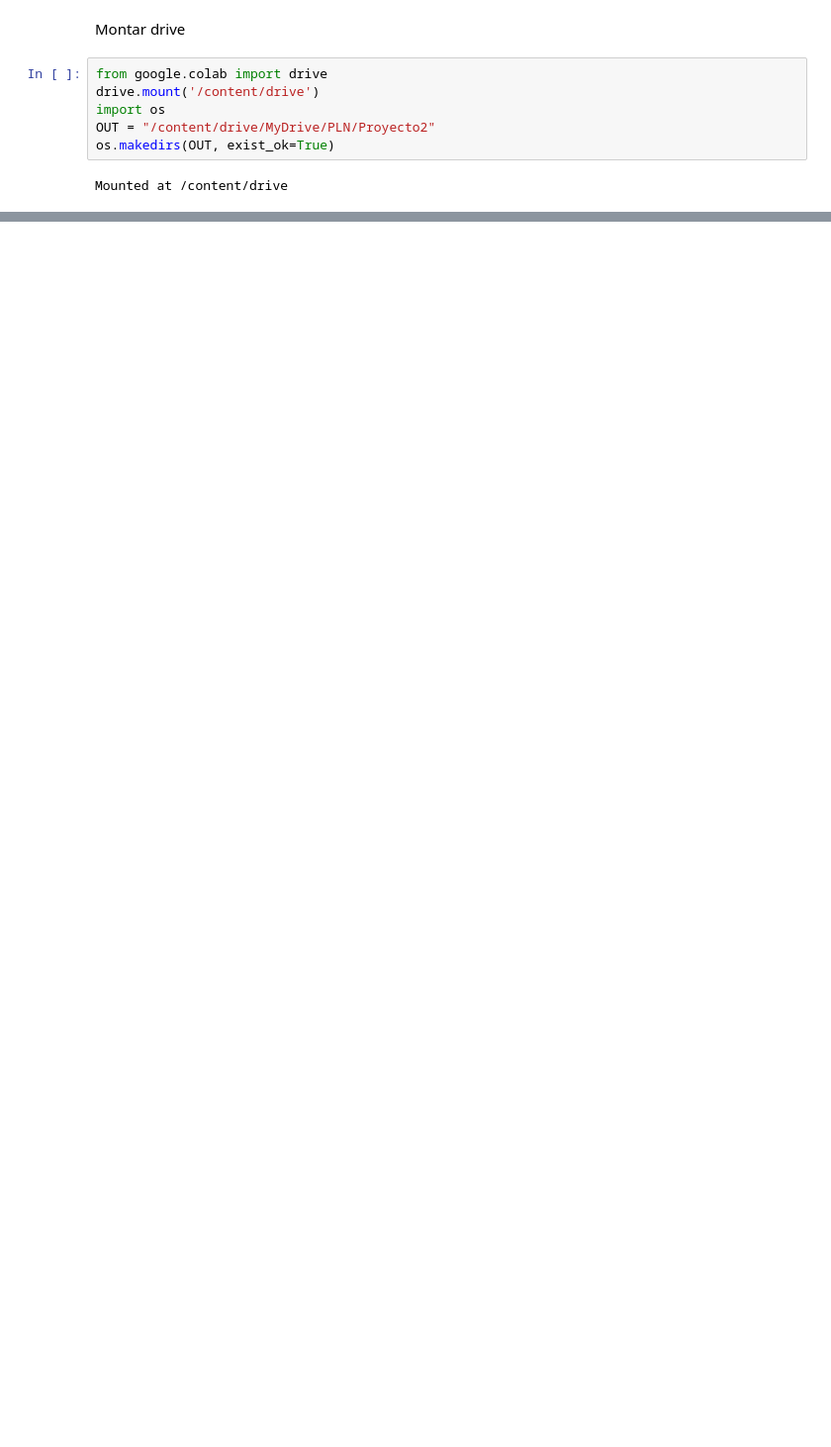
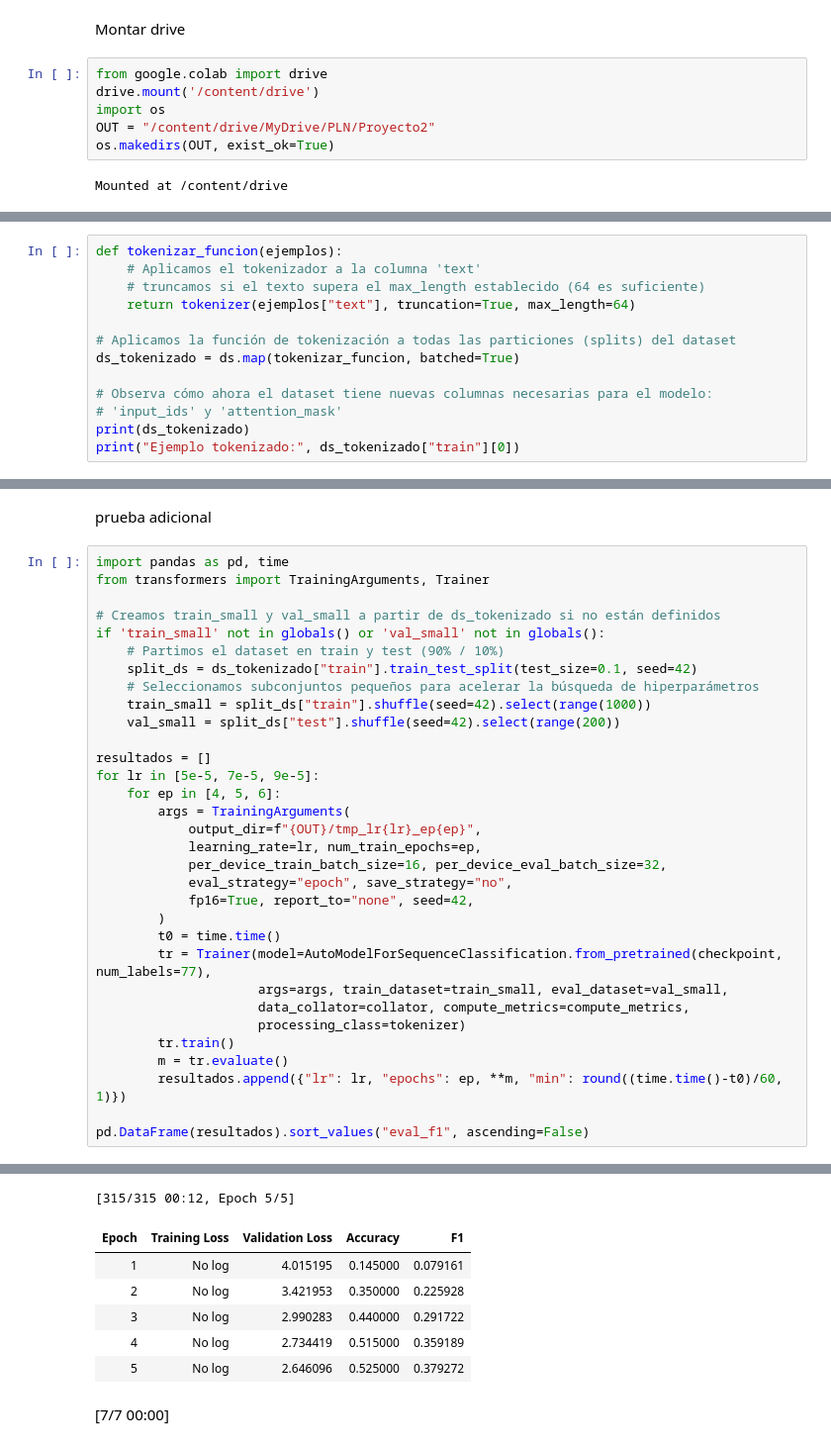
Before and after one commit to Neltrin1/Proyecto-2-PLN, a Jupyter notebook: Proyecto_2_Nelson_Puerta.ipynb, the cells around one changed output, grey strips where cells are left out. Shown at 99% size. Drawn from its saved outputs; the diff is of its cells as text; blank space fills up the shorter version.

```diff
--- a/Proyecto_2_Nelson_Puerta.ipynb
+++ b/Proyecto_2_Nelson_Puerta.ipynb
@@ -36,0 +145,13 @@ Mounted at /content/drive
+# %%
+def tokenizar_funcion(ejemplos):
+    # Aplicamos el tokenizador a la columna 'text'
+    # truncamos si el texto supera el max_length establecido (64 es suficiente)
+    return tokenizer(ejemplos["text"], truncation=True, max_length=64)
+
+# Aplicamos la función de tokenización a todas las particiones (splits) del dataset
+ds_tokenizado = ds.map(tokenizar_funcion, batched=True)
+
+# Observa cómo ahora el dataset tiene nuevas columnas necesarias para el modelo:
+# 'input_ids' y 'attention_mask'
+print(ds_tokenizado)
+print("Ejemplo tokenizado:", ds_tokenizado["train"][0])
@@ -36,0 +308,35 @@ Mounted at /content/drive
+# %% [markdown]
+prueba adicional
+# %%
+import pandas as pd, time
+from transformers import TrainingArguments, Trainer
+
+# Creamos train_small y val_small a partir de ds_tokenizado si no están definidos
+if 'train_small' not in globals() or 'val_small' not in globals():
+    # Partimos el dataset en train y test (90% / 10%)
+    split_ds = ds_tokenizado["train"].train_test_split(test_size=0.1, seed=42)
+    # Seleccionamos subconjuntos pequeños para acelerar la búsqueda de hiperparámetros
+    train_small = split_ds["train"].shuffle(seed=42).select(range(1000))
+    val_small = split_ds["test"].shuffle(seed=42).select(range(200))
+
+resultados = []
+for lr in [5e-5, 7e-5, 9e-5]:
+    for ep in [4, 5, 6]:
+        args = TrainingArguments(
+            output_dir=f"{OUT}/tmp_lr{lr}_ep{ep}",
+            learning_rate=lr, num_train_epochs=ep,
+            per_device_train_batch_size=16, per_device_eval_batch_size=32,
+            eval_strategy="epoch", save_strategy="no",
+            fp16=True, report_to="none", seed=42,
+        )
+        t0 = time.time()
+        tr = Trainer(model=AutoModelForSequenceClassification.from_pretrained(checkpoint, num_labels=77),
+                     args=args, train_dataset=train_small, eval_dataset=val_small,
+                     data_collator=collator, compute_metrics=compute_metrics,
+                     processing_class=tokenizer)
+        tr.train()
+        m = tr.evaluate()
+        resultados.append({"lr": lr, "epochs": ep, **m, "min": round((time.time()-t0)/60, 1)})
+
+pd.DataFrame(resultados).sort_values("eval_f1", ascending=False)
+# %% [output]
@@ -36,0 +384,8 @@ Mounted at /content/drive
+[315/315 00:12, Epoch 5/5]
+| Epoch | Training Loss | Validation Loss | Accuracy | F1 |
+| 1 | No log | 4.015195 | 0.145000 | 0.079161 |
+| 2 | No log | 3.421953 | 0.350000 | 0.225928 |
+| 3 | No log | 2.990283 | 0.440000 | 0.291722 |
+| 4 | No log | 2.734419 | 0.515000 | 0.359189 |
+| 5 | No log | 2.646096 | 0.525000 | 0.379272 |
+[7/7 00:00]
```
Also changed, not shown: parts of 20 cells of this notebook.
